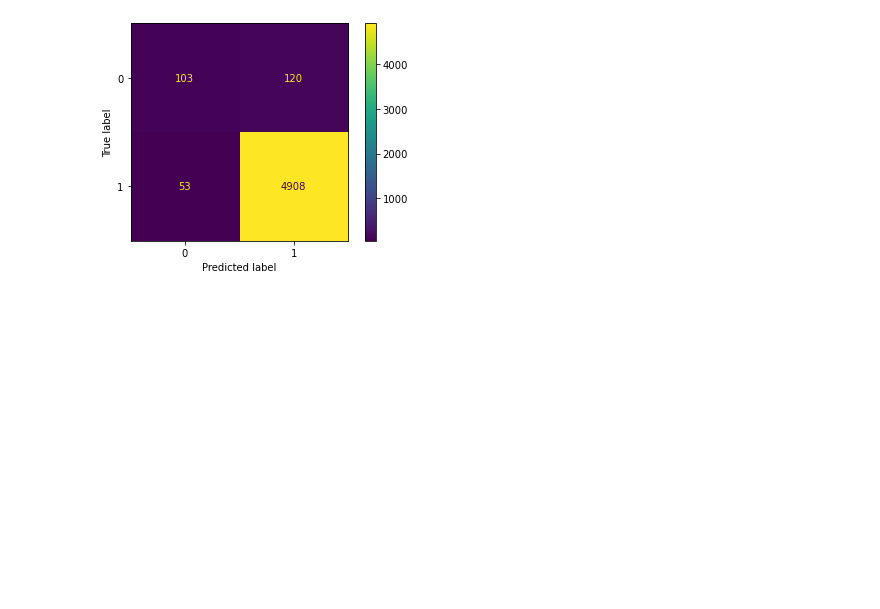
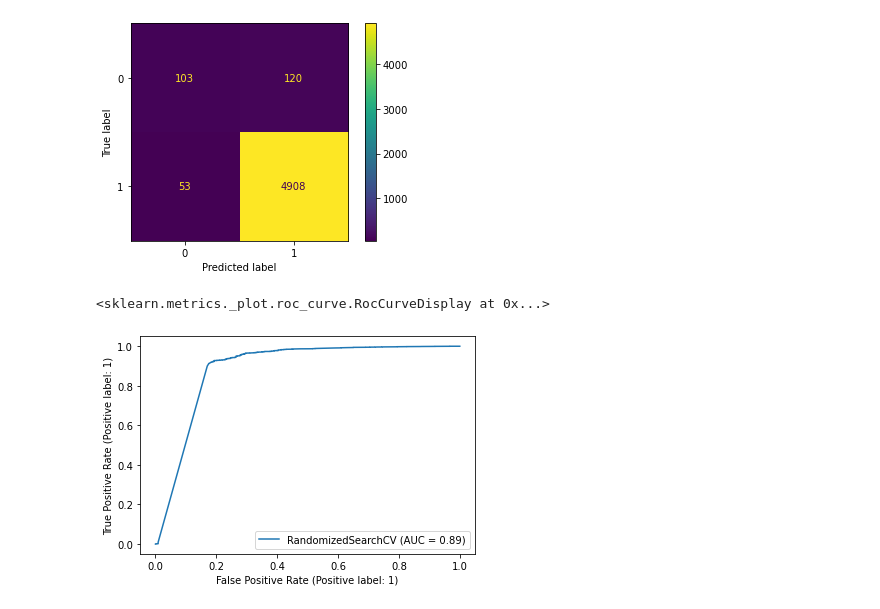
Before and after one commit to diegojeda/ODR_OCM_Identify, a Jupyter notebook: NPL Fases - XGBoost.ipynb, the cells around one changed output. Cells and saved outputs as stored; diff of their text form; code cells hidden in the pictures; blank space fills up the shorter version.

```diff
--- a/NPL Fases - XGBoost.ipynb
+++ b/NPL Fases - XGBoost.ipynb
@@ -366,3 +366,9 @@ plot_confusion_matrix(xgb_random, X_test, y_test)
 # %% [output]
 <sklearn.metrics._plot.confusion_matrix.ConfusionMatrixDisplay at 0x...>
 [figure]
+# %%
+from sklearn import metrics
+metrics.plot_roc_curve(xgb_random, X_test, y_test)
+# %% [output]
+<sklearn.metrics._plot.roc_curve.RocCurveDisplay at 0x...>
+[figure, added]
```
